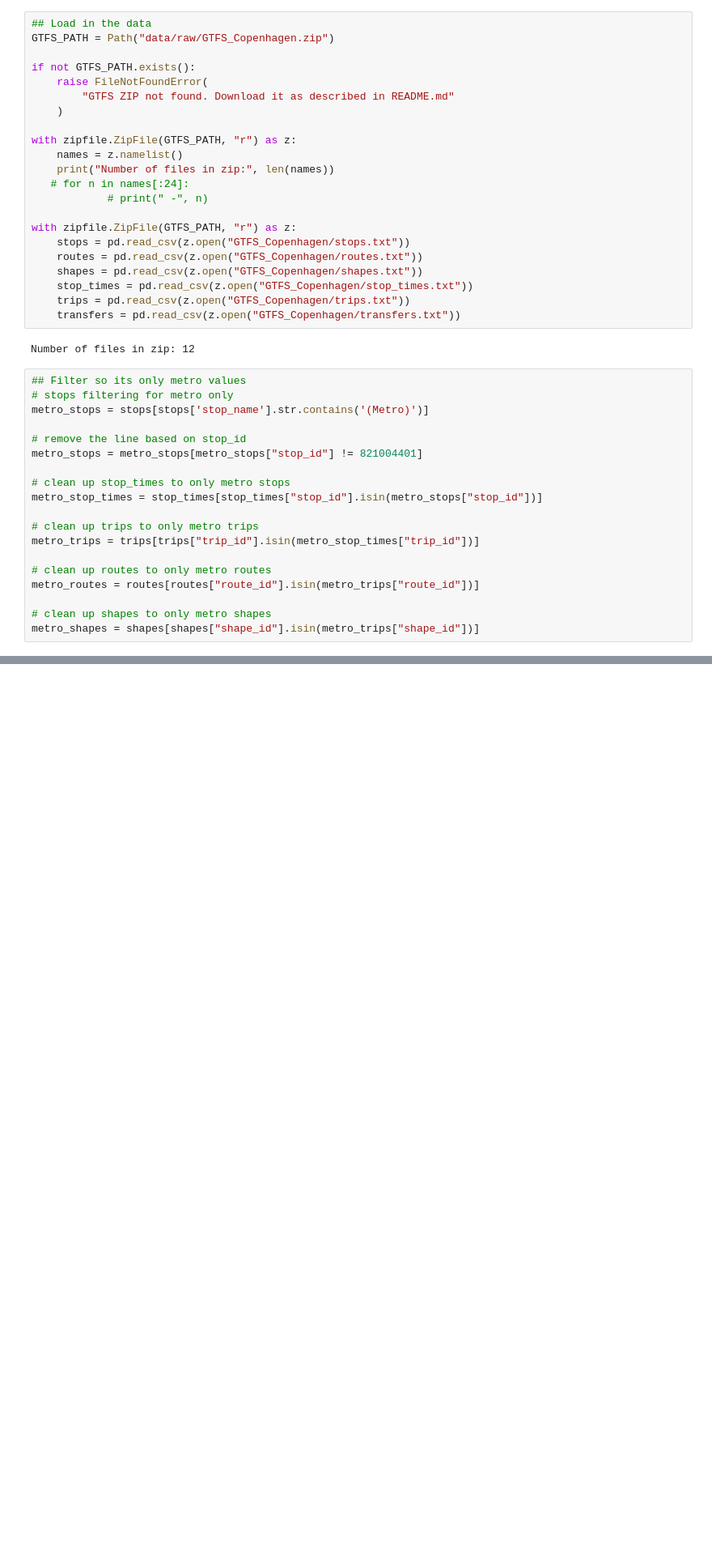
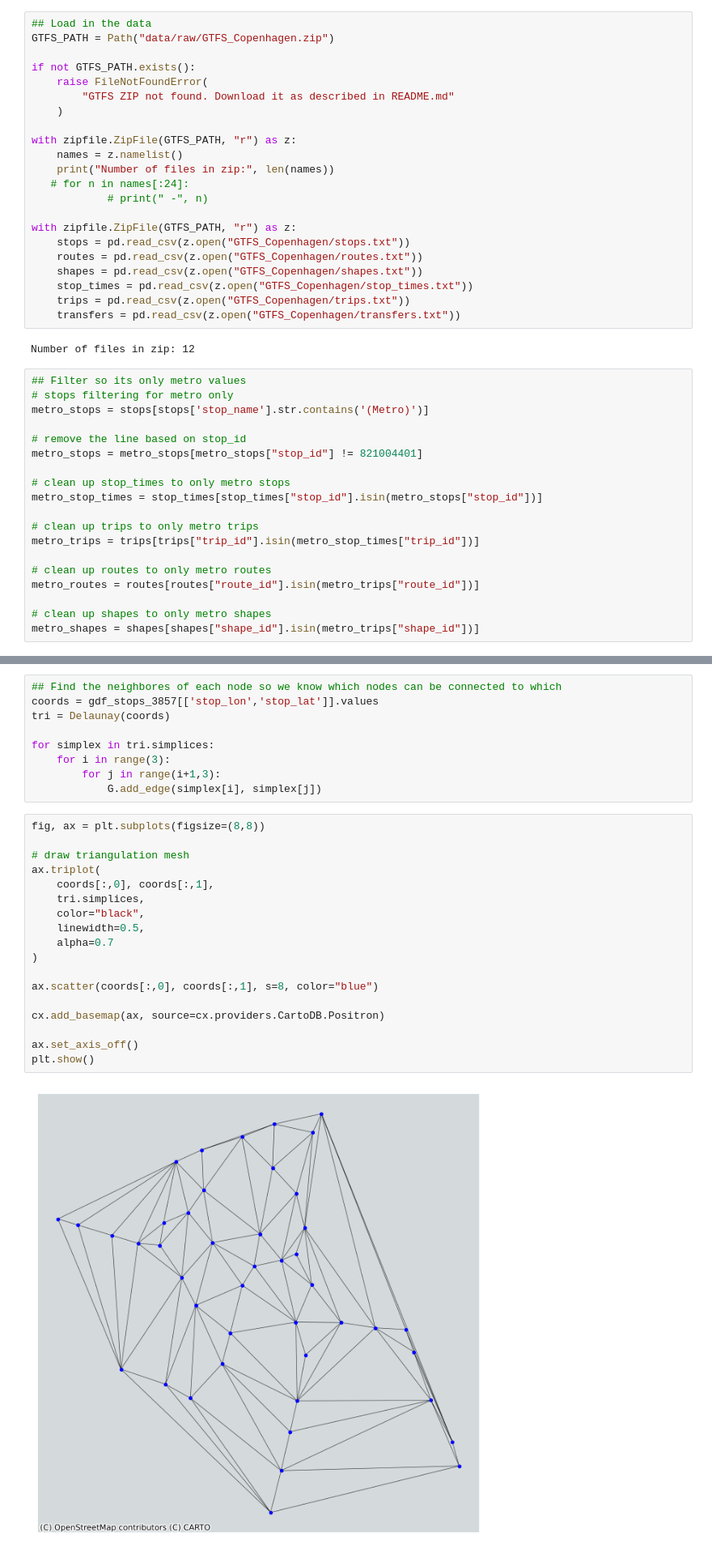
Before and after one commit to jevgbur/Genetic-algorithms-metro-optimization, a Jupyter notebook: GA_toy_algorithmn.ipynb, the cells around one changed output, grey strips where cells are left out. Shown at 81% size. Drawn from its saved outputs; the diff is of its cells as text; blank space fills up the shorter version.

```diff
--- a/GA_toy_algorithmn.ipynb
+++ b/GA_toy_algorithmn.ipynb
@@ -109,3 +115,32 @@ ax.set_axis_off()
 plt.show()
 # %% [output]
 [figure]
+# %%
+## Find the neighbores of each node so we know which nodes can be connected to which
+coords = gdf_stops_3857[['stop_lon','stop_lat']].values
+tri = Delaunay(coords)
+
+for simplex in tri.simplices:
+    for i in range(3):
+        for j in range(i+1,3):
+            G.add_edge(simplex[i], simplex[j])
+# %%
+fig, ax = plt.subplots(figsize=(8,8))
+
+# draw triangulation mesh
+ax.triplot(
+    coords[:,0], coords[:,1],
+    tri.simplices,
+    color="black",
+    linewidth=0.5,
+    alpha=0.7
+)
+
+ax.scatter(coords[:,0], coords[:,1], s=8, color="blue")
+
+cx.add_basemap(ax, source=cx.providers.CartoDB.Positron)
+
+ax.set_axis_off()
+plt.show()
+# %% [output]
+[figure, added]
```
Also changed, not shown: parts of 8 cells of this notebook.
